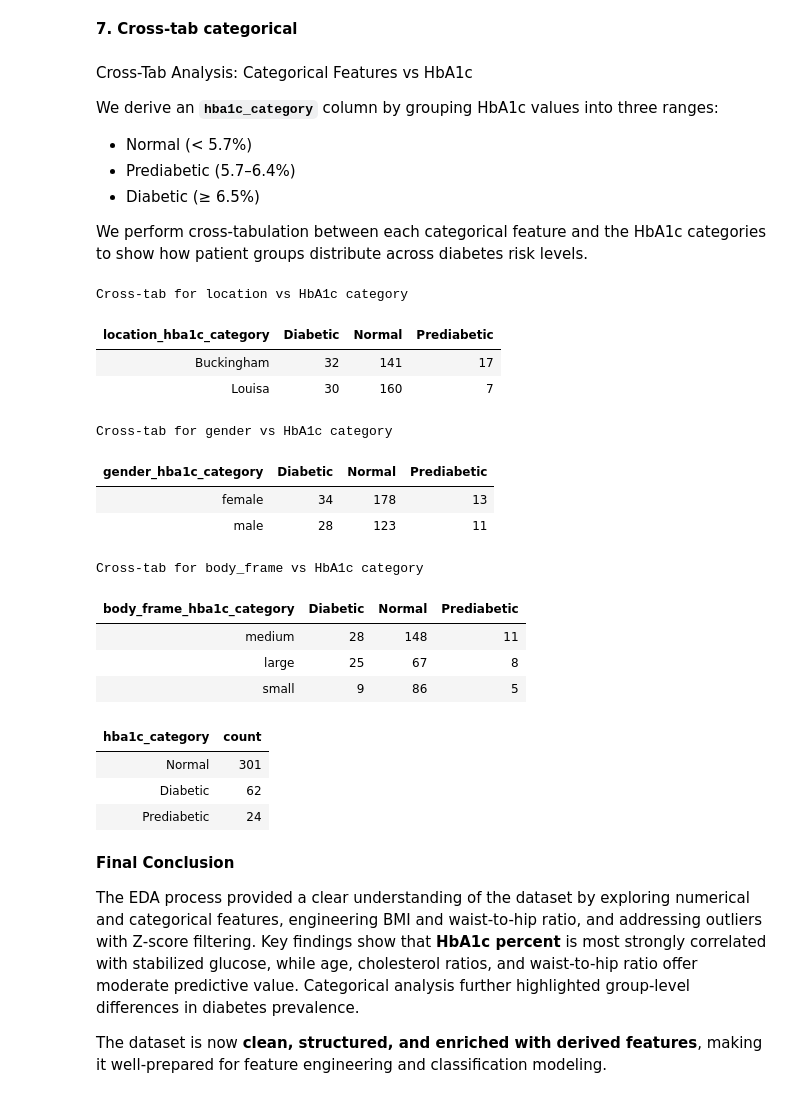
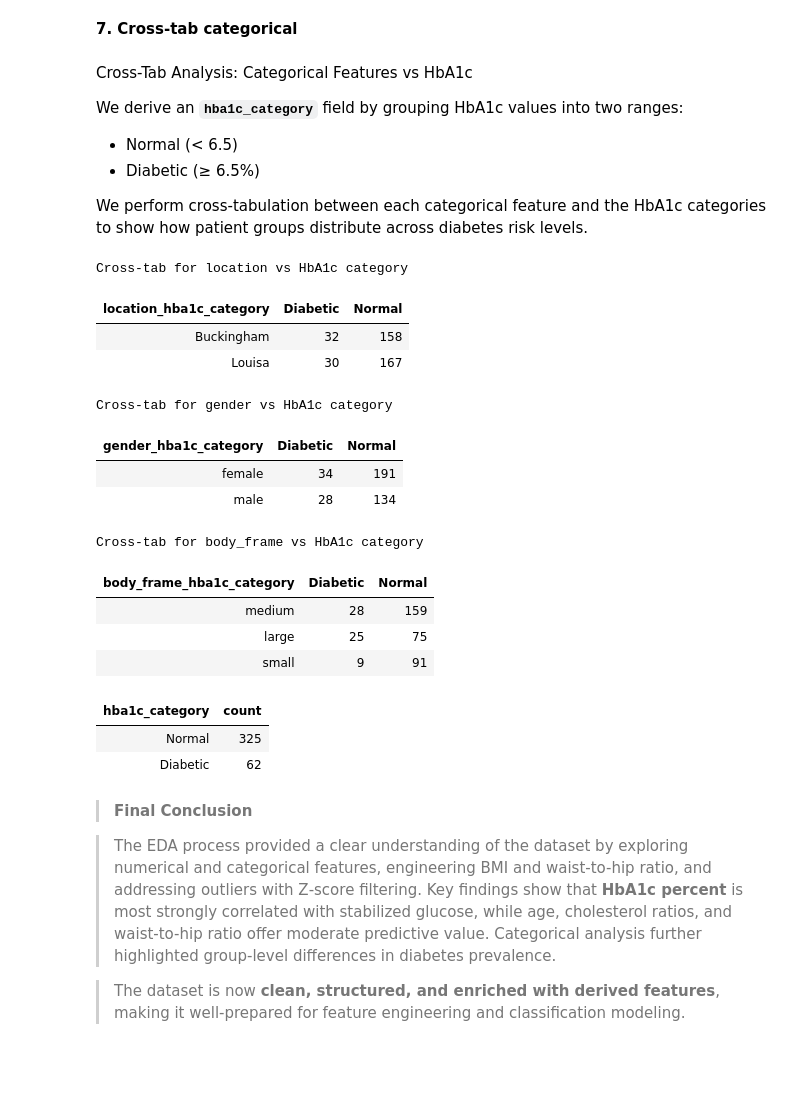
Before and after one commit to Kholeka98/Data-Science-Project-Profolio, a Jupyter notebook: Exploratory Data Analysis/ExploratoryDataAnalysisDiabetes.ipynb, the cells around one changed output. Cells and saved outputs as stored; diff of their text form; code cells hidden in the pictures; blank space fills up the shorter version.

```diff
--- a/Exploratory Data Analysis/ExploratoryDataAnalysisDiabetes.ipynb
+++ b/Exploratory Data Analysis/ExploratoryDataAnalysisDiabetes.ipynb
@@ -192,35 +185,33 @@ for c in categorical_cols:
 # %% [markdown]
 Cross-Tab Analysis: Categorical Features vs HbA1c
 
-We derive an **`hba1c_category`** column by grouping HbA1c values into three ranges:
-- Normal (< 5.7%)
-- Prediabetic (5.7–6.4%)
+We derive an **`hba1c_category`** field by grouping HbA1c values into two ranges:
+- Normal (< 6.5)
 - Diabetic (≥ 6.5%)
 
 We perform cross-tabulation between each categorical feature and the HbA1c categories to show how patient groups distribute across diabetes risk levels.
 # %%
 # Cross-tab analysis for categorical features vs HbA1c
 df_final = df3.withColumn(
     "hba1c_category",
-    when(col("hba1c_percent") < 5.7, "Normal")
-    .when((col("hba1c_percent") >= 5.7) & (col("hba1c_percent") < 6.5), "Prediabetic")
+    when(col("hba1c_percent") < 6.5, "Normal")
     .otherwise("Diabetic")
 )
 for c in categorical_cols:
     print(f"Cross-tab for {c} vs HbA1c category")
     df_final.crosstab(c, "hba1c_category").display()
 # %% [output]
 Cross-tab for location vs HbA1c category
-| location_hba1c_category | Diabetic | Normal | Prediabetic |
-| Buckingham | 32 | 141 | 17 |
-| Louisa | 30 | 160 | 7 |
+| location_hba1c_category | Diabetic | Normal |
+| Buckingham | 32 | 158 |
+| Louisa | 30 | 167 |
 Cross-tab for gender vs HbA1c category
-| gender_hba1c_category | Diabetic | Normal | Prediabetic |
-| female | 34 | 178 | 13 |
-| male | 28 | 123 | 11 |
+| gender_hba1c_category | Diabetic | Normal |
+| female | 34 | 191 |
+| male | 28 | 134 |
 Cross-tab for body_frame vs HbA1c category
-| body_frame_hba1c_category | Diabetic | Normal | Prediabetic |
-| medium | 28 | 148 | 11 |
-| large | 25 | 67 | 8 |
-| small | 9 | 86 | 5 |
+| body_frame_hba1c_category | Diabetic | Normal |
+| medium | 28 | 159 |
+| large | 25 | 75 |
+| small | 9 | 91 |
 # %%
@@ -230,15 +222,14 @@ df_final2 = df_final.drop("patient_id","hba1c_percent")
 display(df_final2.select("hba1c_category").groupBy("hba1c_category").count())
 # %% [output]
 | hba1c_category | count |
-| Normal | 301 |
+| Normal | 325 |
 | Diabetic | 62 |
-| Prediabetic | 24 |
 # %% [markdown]
-**Final Conclusion**
+>**Final Conclusion**
 
-The EDA process provided a clear understanding of the dataset by exploring numerical and categorical features, engineering BMI and waist-to-hip ratio, and addressing outliers with Z‑score filtering. Key findings show that **HbA1c percent** is most strongly correlated with stabilized glucose, while age, cholesterol ratios, and waist-to-hip ratio offer moderate predictive value. Categorical analysis further highlighted group-level differences in diabetes prevalence.
+> The EDA process provided a clear understanding of the dataset by exploring numerical and categorical features, engineering BMI and waist-to-hip ratio, and addressing outliers with Z‑score filtering. Key findings show that **HbA1c percent** is most strongly correlated with stabilized glucose, while age, cholesterol ratios, and waist-to-hip ratio offer moderate predictive value. Categorical analysis further highlighted group-level differences in diabetes prevalence.
 
-The dataset is now **clean, structured, and enriched with derived features**, making it well-prepared for feature engineering and classification modeling.
+> The dataset is now **clean, structured, and enriched with derived features**, making it well-prepared for feature engineering and classification modeling.
 # %%
 #write dataset to delta
 df_final2.write.mode("overwrite").saveAsTable("diabetes_data_explored")
```
Also changed, not shown: parts of 8 cells of this notebook, 1 other file.
